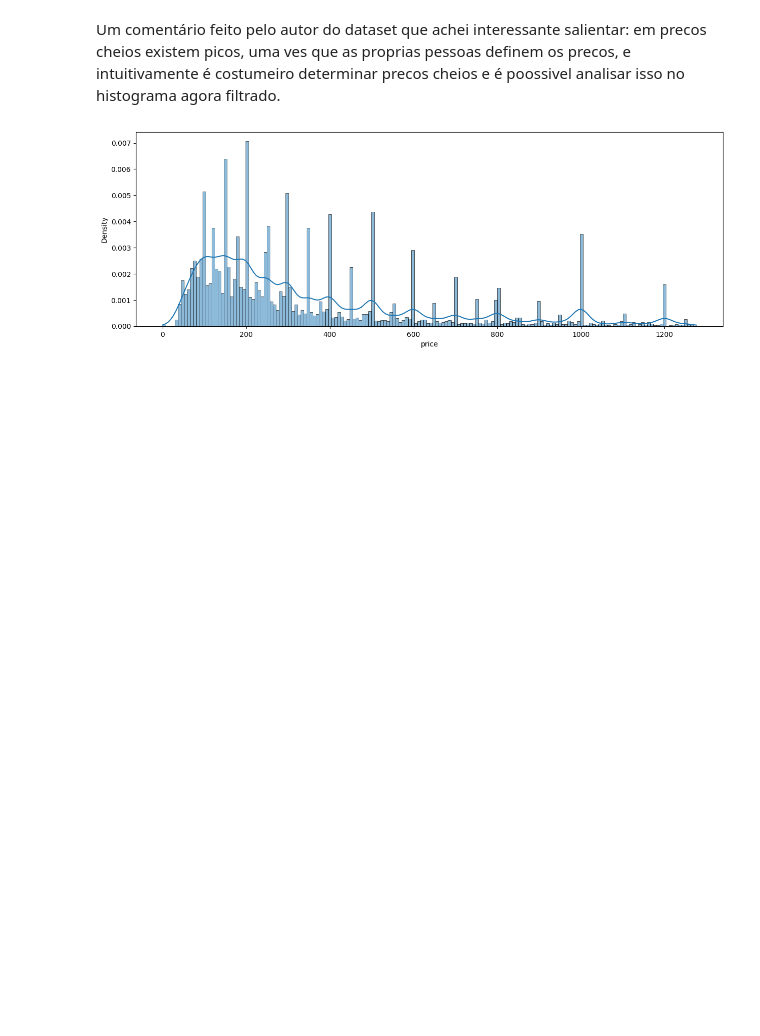
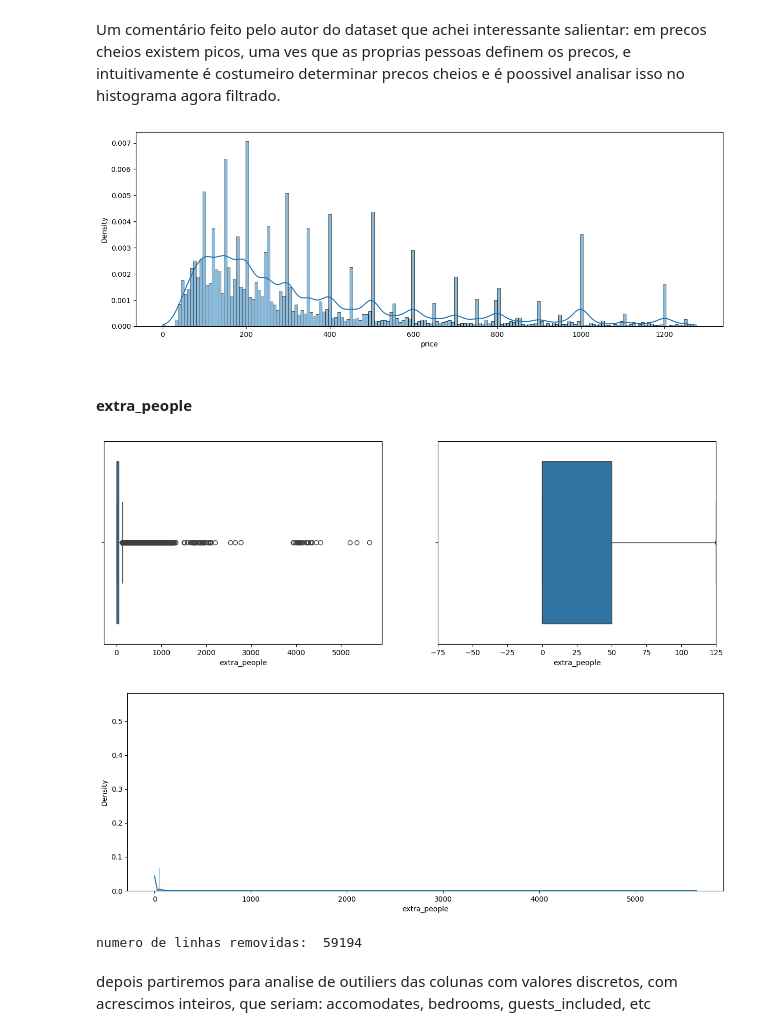
Before and after one commit to ghrisss/Wily, a Jupyter notebook: main.ipynb, the cells around one changed output. Cells and saved outputs as stored; diff of their text form; code cells hidden in the pictures; blank space fills up the shorter version.

Commit message:
feat: analise de outliers para colunas com numericos continuoes

```diff
--- a/main.ipynb
+++ b/main.ipynb
@@ -268,3 +268,18 @@ em precos cheios existem picos, uma ves que as proprias pessoas definem os preco
 histogram_builder(base_airbnb["price"])
 # %% [output]
 [figure]
+# %% [markdown]
+#### extra_people
+# %%
+boxplot_builder(base_airbnb["extra_people"])
+histogram_builder(base_airbnb["extra_people"])
+# %% [output]
+[figure, added]
+[figure, added]
+# %%
+base_airbnb, removed_lines = remove_outliers(base_airbnb, "extra_people")
+print("numero de linhas removidas: ", removed_lines)
+# %% [output]
+numero de linhas removidas:  59194
+# %% [markdown]
+depois partiremos para analise de outiliers das colunas com valores discretos, com acrescimos inteiros, que seriam: accomodates, bedrooms, guests_included, etc
```
